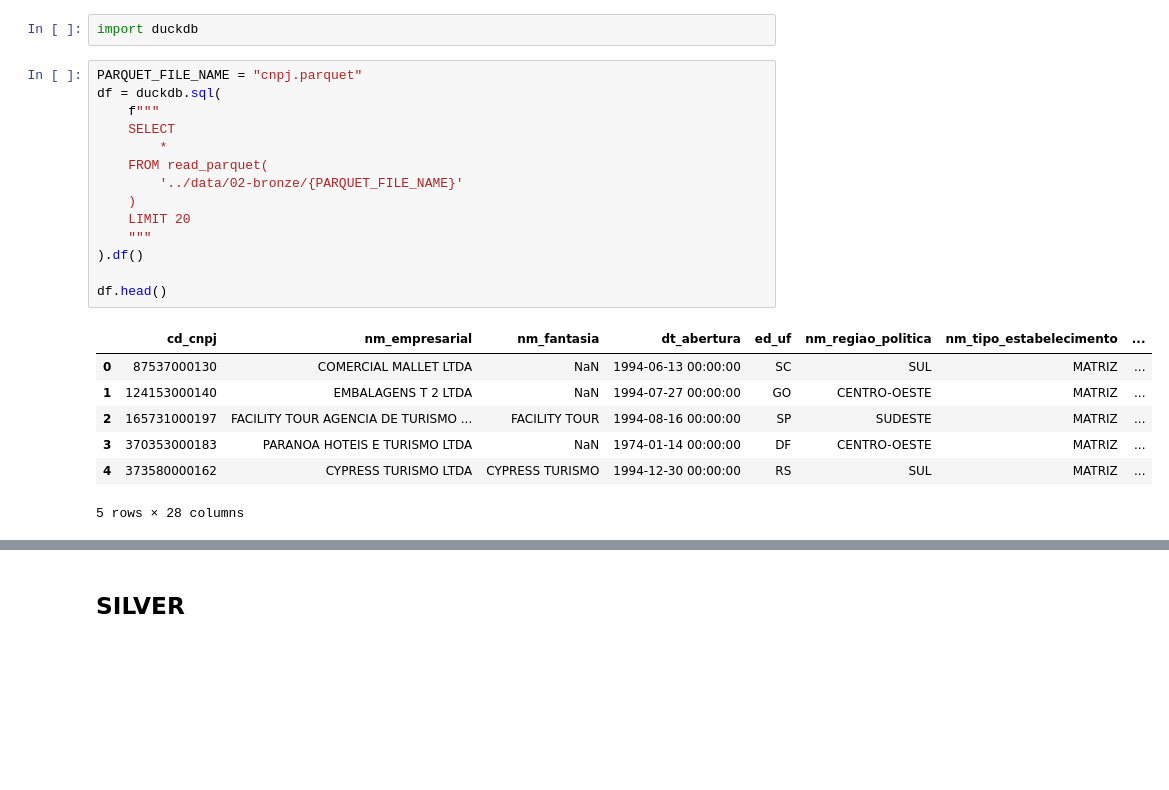
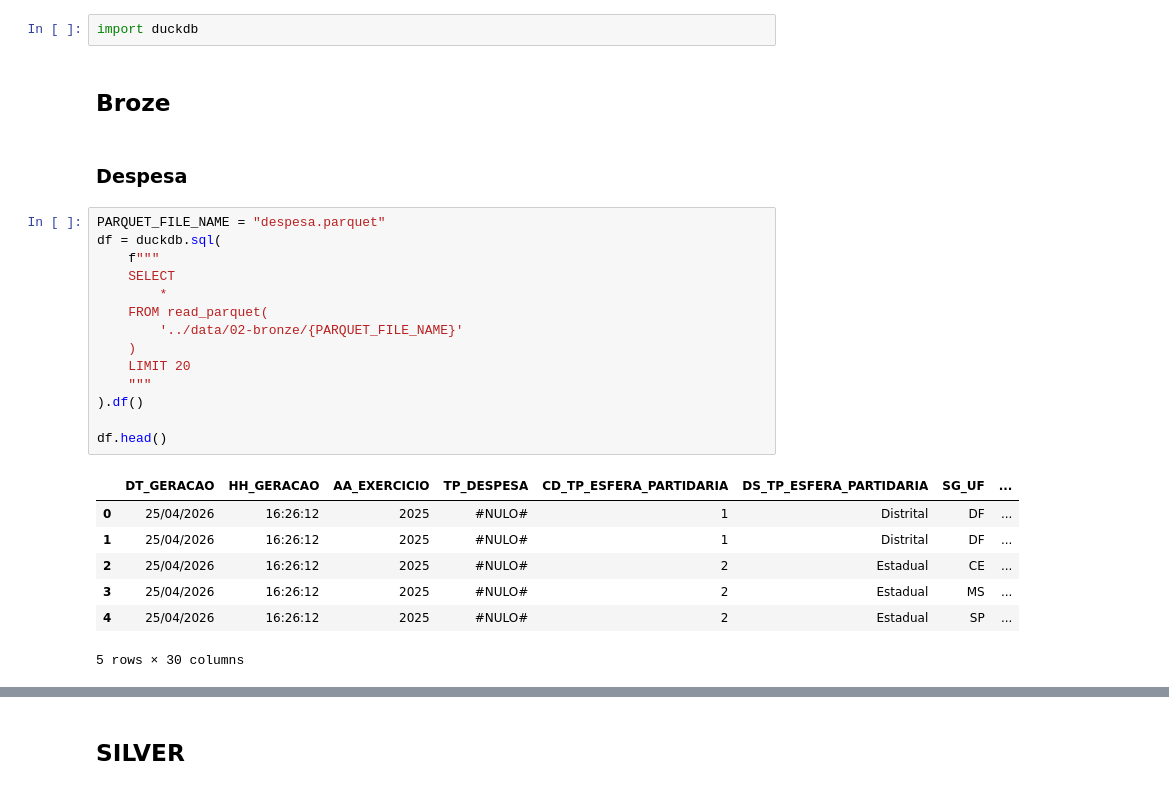
Before and after one commit to nicolas0liveira/transparencia_partidaria_br, a Jupyter notebook: notebooks/00-debug_generico.ipynb, the cells around one changed output, grey strips where cells are left out. Saved outputs shown, nothing was run; the diff lists cells and outputs as text; blank space fills up the shorter version.

```diff
--- a/notebooks/00-debug_generico.ipynb
+++ b/notebooks/00-debug_generico.ipynb
@@ -2,25 +2,29 @@
 # Com DuckDB
 # %%
 import duckdb
+# %% [markdown]
+## Broze
+# %% [markdown]
+### Despesa
 # %%
-PARQUET_FILE_NAME = "cnpj.parquet"
+PARQUET_FILE_NAME = "despesa.parquet"
 df = duckdb.sql(
     f"""
     SELECT
         *
     FROM read_parquet(
         '../data/02-bronze/{PARQUET_FILE_NAME}'
     )
     LIMIT 20
     """
 ).df()
 
 df.head()
 # %% [output]
-|  | cd_cnpj | nm_empresarial | nm_fantasia | dt_abertura | ed_uf | nm_regiao_politica | nm_tipo_estabelecimento | ... |
-| 0 | 87537000130 | COMERCIAL MALLET LTDA | NaN | 1994-06-13 00:00:00 | SC | SUL | MATRIZ | ... |
-| 1 | 124153000140 | EMBALAGENS T 2 LTDA | NaN | 1994-07-27 00:00:00 | GO | CENTRO-OESTE | MATRIZ | ... |
-| 2 | 165731000197 | FACILITY TOUR AGENCIA DE TURISMO ... | FACILITY TOUR | 1994-08-16 00:00:00 | SP | SUDESTE | MATRIZ | ... |
-| 3 | 370353000183 | PARANOA HOTEIS E TURISMO LTDA | NaN | 1974-01-14 00:00:00 | DF | CENTRO-OESTE | MATRIZ | ... |
-| 4 | 373580000162 | CYPRESS TURISMO LTDA | CYPRESS TURISMO | 1994-12-30 00:00:00 | RS | SUL | MATRIZ | ... |
+|  | DT_GERACAO | HH_GERACAO | AA_EXERCICIO | TP_DESPESA | CD_TP_ESFERA_PARTIDARIA | DS_TP_ESFERA_PARTIDARIA | SG_UF | ... |
+| 0 | 25/04/2026 | 16:26:12 | 2025 | #NULO# | 1 | Distrital | DF | ... |
+| 1 | 25/04/2026 | 16:26:12 | 2025 | #NULO# | 1 | Distrital | DF | ... |
+| 2 | 25/04/2026 | 16:26:12 | 2025 | #NULO# | 2 | Estadual | CE | ... |
+| 3 | 25/04/2026 | 16:26:12 | 2025 | #NULO# | 2 | Estadual | MS | ... |
+| 4 | 25/04/2026 | 16:26:12 | 2025 | #NULO# | 2 | Estadual | SP | ... |
-5 rows × 28 columns
+5 rows × 30 columns
```
Also changed, not shown: parts of 4 cells of this notebook, 12 other files.
